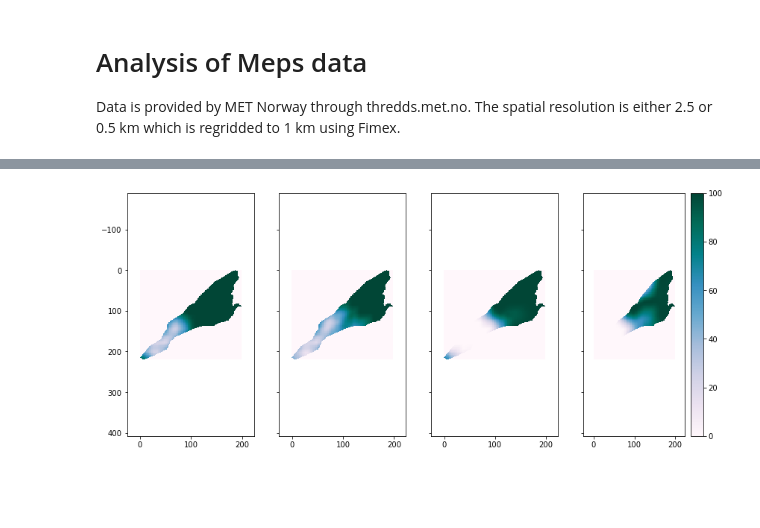
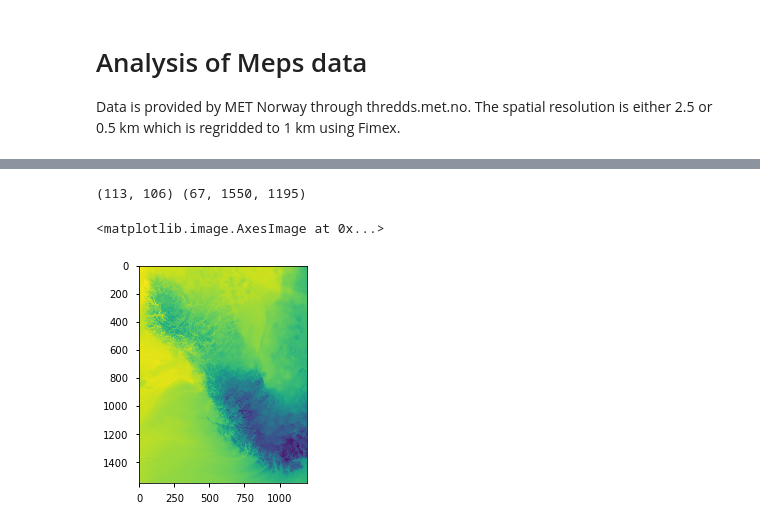
Before and after one commit to kmunve/APS, a Jupyter notebook: aps/notebooks/meps_det_pp_1km.ipynb, the cells around one changed output, grey strips where cells are left out. Drawn from its saved outputs; the diff is of its cells as text; code cells hidden in the pictures; blank space fills up the shorter version.

```diff
--- a/aps/notebooks/meps_det_pp_1km.ipynb
+++ b/aps/notebooks/meps_det_pp_1km.ipynb
@@ -6,11 +8,12 @@ Data is provided by MET Norway through thredds.met.no. The spatial resolution is
 # -*- coding: utf-8 -*-
 import matplotlib.pyplot as plt
 import matplotlib
-matplotlib.style.use('seaborn')
+matplotlib.style.use('seaborn-notebook')
 import matplotlib.patches as patches
 plt.rcParams['figure.figsize'] = (14, 6)
 %matplotlib inline
 
+import sys, os
 import datetime
 import numpy as np
 import netCDF4
@@ -19,4 +22,10 @@ import warnings
 warnings.filterwarnings("ignore")
 
 from aps.load_region import load_region, clip_region
+
+# check versions (overkill, but why not?)
+print('Python version:', sys.version)
+print('Numpy version: ', np.__version__)
+print('Matplotlib version: ', matplotlib.__version__)
+print('Today: ', datetime.date.today())
 # %% [output]
@@ -24,7 +43,7 @@ ModuleNotFoundError: No module named 'aps'
 # %%
-nc = netCDF4.Dataset(r"\\hdata\grid\tmp\kmu\meps\meps_det_pp_1km_latest.nc", "r")
+nc_kmu = netCDF4.Dataset(r"\\hdata\grid\tmp\kmu\meps\meps_det_pp_1km_2018012406.nc", "r")
 
-time_v = nc.variables['time']
+time_v = nc_kmu.variables['time']
 
 # Choose a time-step
 t_index = 6
@@ -41,22 +57,15 @@ region_mask, y_min, y_max, x_min, x_max = load_region(3014)
 # %%
-wind_gust = clip_region(nc.variables['wind_speed_of_gust'], region_mask, y_min, y_max, x_min, x_max)
+# clouds
+cloud_cover = clip_region(nc_kmu.variables['cloud_area_fraction'], region_mask, t_index, y_min, y_max, x_min, x_max)
+low_clouds = clip_region(nc_kmu.variables['low_type_cloud_area_fraction'], region_mask, t_index, y_min, y_max, x_min, x_max)
+medium_clouds = clip_region(nc_kmu.variables['medium_type_cloud_area_fraction'], region_mask, t_index, y_min, y_max, x_min, x_max)
+high_clouds = clip_region(nc_kmu.variables['high_type_cloud_area_fraction'], region_mask, t_index, y_min, y_max, x_min, x_max)
 
-
-# clouds
-cloud_cover = clip_region(nc.variables['cloud_area_fraction'], region_mask, y_min, y_max, x_min, x_max)
-low_clouds = clip_region(nc.variables['low_type_cloud_area_fraction'], region_mask, y_min, y_max, x_min, x_max)
-medium_clouds = clip_region(nc.variables['medium_type_cloud_area_fraction'], region_mask, y_min, y_max, x_min, x_max)
-high_clouds = clip_region(nc.variables['high_type_cloud_area_fraction'], region_mask, y_min, y_max, x_min, x_max)
+print(cloud_cover.shape, nc_kmu.variables['cloud_area_fraction'].shape)
+# %% [output]
+(113, 106) (67, 1550, 1195)
-# %%
-f, (ax1, ax2, ax3, ax4) = plt.subplots(1, 4, sharex=True, sharey=True)
-
-colormap = plt.cm.PuBuGn
-plt1 = ax1.imshow(cloud_cover, cmap=colormap, vmin=0, vmax=100)
-ax2.imshow(low_clouds, cmap=colormap, vmin=0, vmax=100)
-ax3.imshow(medium_clouds, cmap=colormap, vmin=0, vmax=100)
-ax4.imshow(high_clouds, cmap=colormap, vmin=0, vmax=100)
-
-plt.colorbar(mappable=plt1)
-plt.show()
-# %% [output]
-[figure, removed]
+# %%
+plt.imshow(nc_kmu.variables['air_temperature_2m'][t_index, 0,:,:])
+# %% [output]
+<matplotlib.image.AxesImage at 0x...>
+[figure, added]
```
Also changed, not shown: parts of 20 cells of this notebook, 1 other file.
